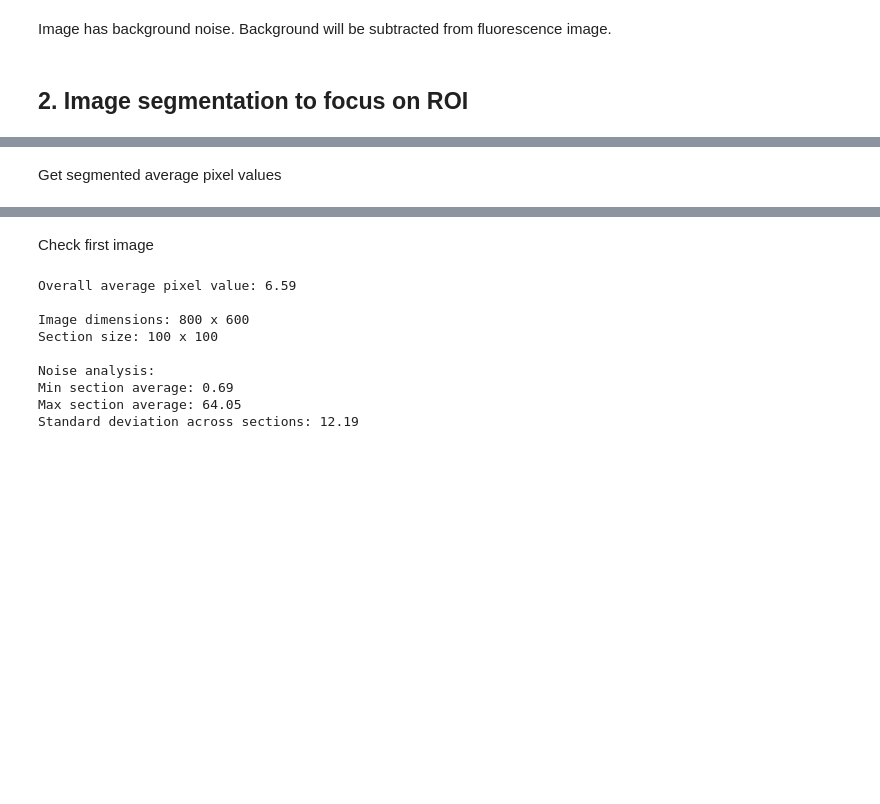
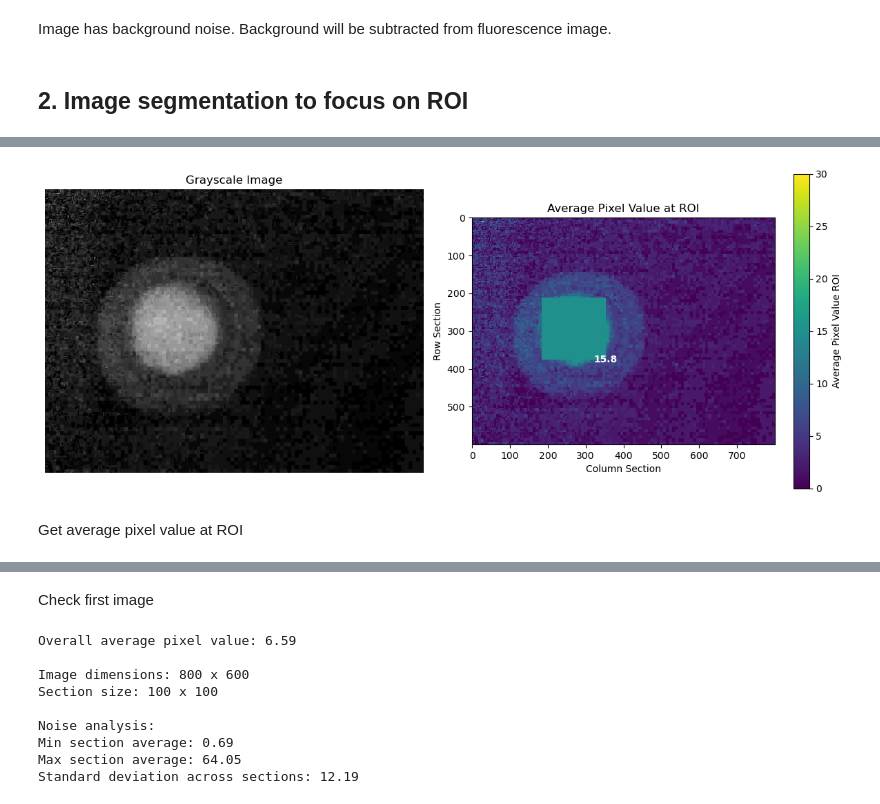
Before and after one commit to arkandzprogaming/ptype-sybr-detection, a Jupyter notebook: main.ipynb, the cells around one changed output, grey strips where cells are left out. Cells and saved outputs as stored; diff of their text form; code cells hidden in the pictures; blank space fills up the shorter version.

```diff
--- a/main.ipynb
+++ b/main.ipynb
@@ -223,0 +217,77 @@ Cropped ROI shape: (205, 213, 3)
+# %%
+# Use a separate pixel analysis function for ROI images
+
+def pixel_roi_analysis(gray, x, y, w, h, subset=1, verbose=True):
+    # Calculate overall average
+    overall_avg = np.mean(gray)
+    if verbose:
+        print(f"Overall average pixel value: {overall_avg:.2f}")
+
+    height, width = gray.shape
+
+    if verbose:
+        print(f"\nImage dimensions: {width} x {height}")
+        print(f"ROI area: Row: {x}:{x+w}, Column: {y}:{y+h}")
+        print(f"ROI size: {w} x {h}")
+
+    # Subset dictates percentage of innermost ROI pixels
+    subset = subset     # Value between 0 and 1 (fraction of ROI pixels)
+    if subset == 1:
+        x = x
+        y = y
+        w = w
+        h = h
+    else:
+        half_w = w // 2
+        add_x = int(half_w * (1 - subset))
+        x = x + add_x
+        w = int(w * subset)
+
+        half_h = h // 2
+        add_y = int(half_h * (1 - subset))
+        y = y + add_y
+        h = int(h * subset)
+
+    roi_section = gray[y:y+h, x:x+w]
+    average_at_roi = np.mean(roi_section)
+    std_dev_at_roi = np.std(roi_section)
+
+    # Get image with ROI pixels replaced with average
+    gray_avg_roi = gray.copy()
+    for i in range(y, y + h):
+        for j in range(x, x + w):
+            gray_avg_roi[i, j] = average_at_roi
+
+    # Display statistics
+    if verbose:
+        print(f"\Pixel analysis:")
+        print(f"Average pixel value at ROI: {average_at_roi:.2f}")
+        print(f"Standard deviation at ROI: {std_dev_at_roi:.2f}")
+
+    # Visualize the section averages as a heatmap
+    if verbose:
+        plt.figure(figsize=(12, 5))
+
+        plt.subplot(1, 2, 1)
+        plt.imshow(gray, cmap='gray')
+        plt.title('Grayscale Image')
+        plt.axis('off')
+
+        plt.subplot(1, 2, 2)
+        plt.imshow(gray_avg_roi, cmap='viridis', interpolation='nearest')
+        plt.title('Average Pixel Value at ROI')
+        plt.colorbar(label='Average Pixel Value ROI')
+        plt.xlabel('Column Section')
+        plt.ylabel('Row Section')
+
+        # Add text annotations to show values
+        plt.text(j, i, f'{average_at_roi:.1f}', ha='center', va='center', color='white', fontweight='bold')
+
+        plt.tight_layout()
+
+        plt.show()
+
+    return overall_avg, average_at_roi
+
+overall_avg, average_at_roi = pixel_roi_analysis(suback_fluog, x, y, w, h, subset=0.8)
+# %% [output]
@@ -224,3 +302,4 @@ Cropped ROI shape: (205, 213, 3)
+[figure, added]
 # %% [markdown]
-Get segmented average pixel values
+Get average pixel value at ROI
 # %%
```
Also changed, not shown: parts of 17 cells of this notebook, 19 other files.
